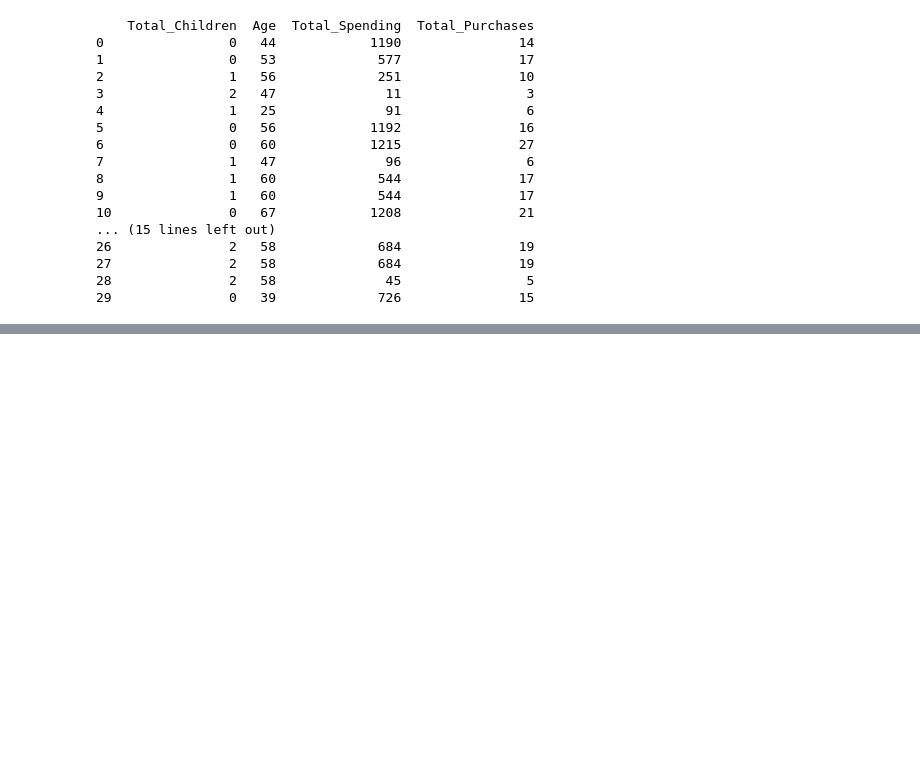
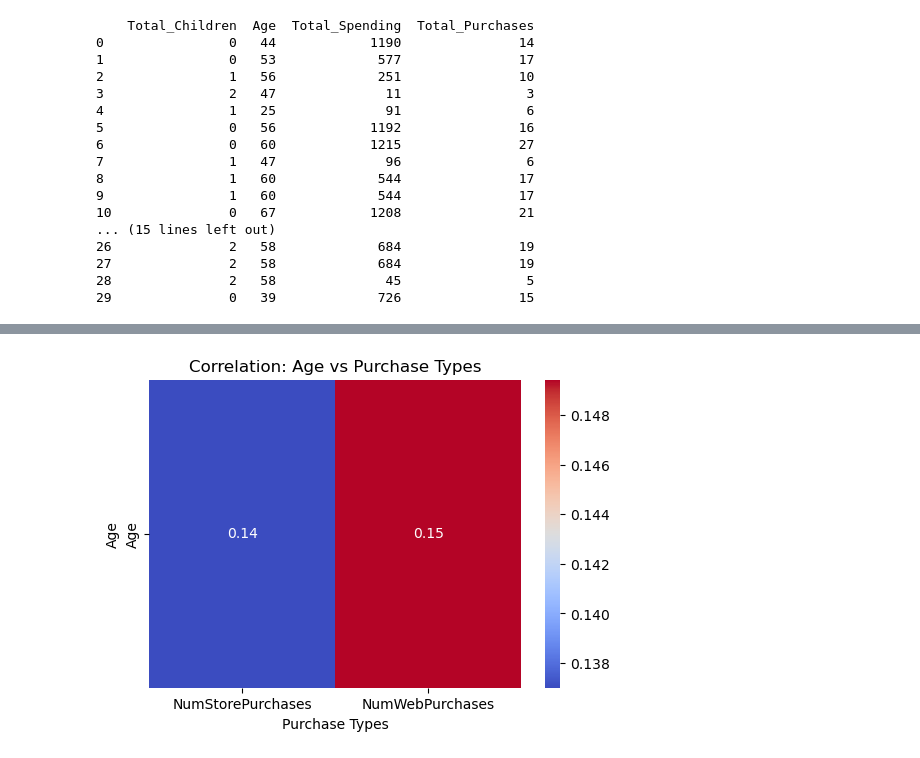
Before and after one commit to aliehs111/marketing_mix, a Jupyter notebook: marketing_mix.ipynb, the cells around one changed output, grey strips where cells are left out. Cells and saved outputs as stored; diff of their text form; code cells hidden in the pictures; blank space fills up the shorter version.

```diff
--- a/marketing_mix.ipynb
+++ b/marketing_mix.ipynb
@@ -242,0 +366,13 @@ print(df[['Total_Children', 'Age', 'Total_Spending', 'Total_Purchases']].head(30
+# %%
+## restructuring the heatmap to show age and purhase type on different axes
+# Create a custom DataFrame with correlations between Age and purchase variables because the heatmap above doesn't appear to show a correlation between age and whether purchase are made in the store or on the web.
+custom_corr = df[['Age']].join(df[['NumStorePurchases', 'NumWebPurchases']])
+custom_corr = custom_corr.corr().loc[['Age'], ['NumStorePurchases', 'NumWebPurchases']]
+plt.figure(figsize=(6, 4))
+sns.heatmap(custom_corr, annot=True, cmap='coolwarm', fmt=".2f")
+plt.title("Correlation: Age vs Purchase Types")
+plt.xlabel("Purchase Types")
+plt.ylabel("Age")
+plt.show()
+# %% [output]
+[figure, added]
```
Also changed, not shown: parts of 21 cells of this notebook.
